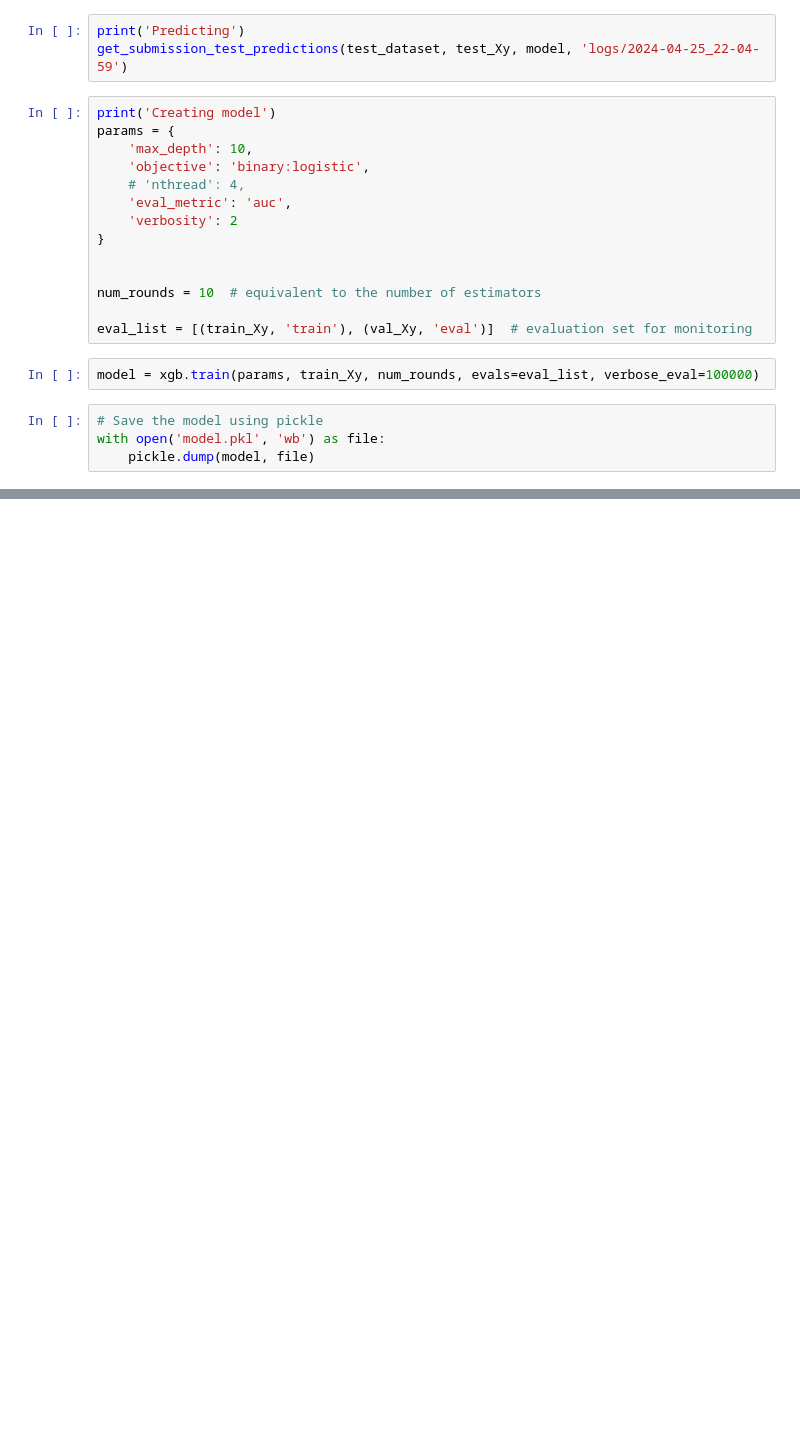
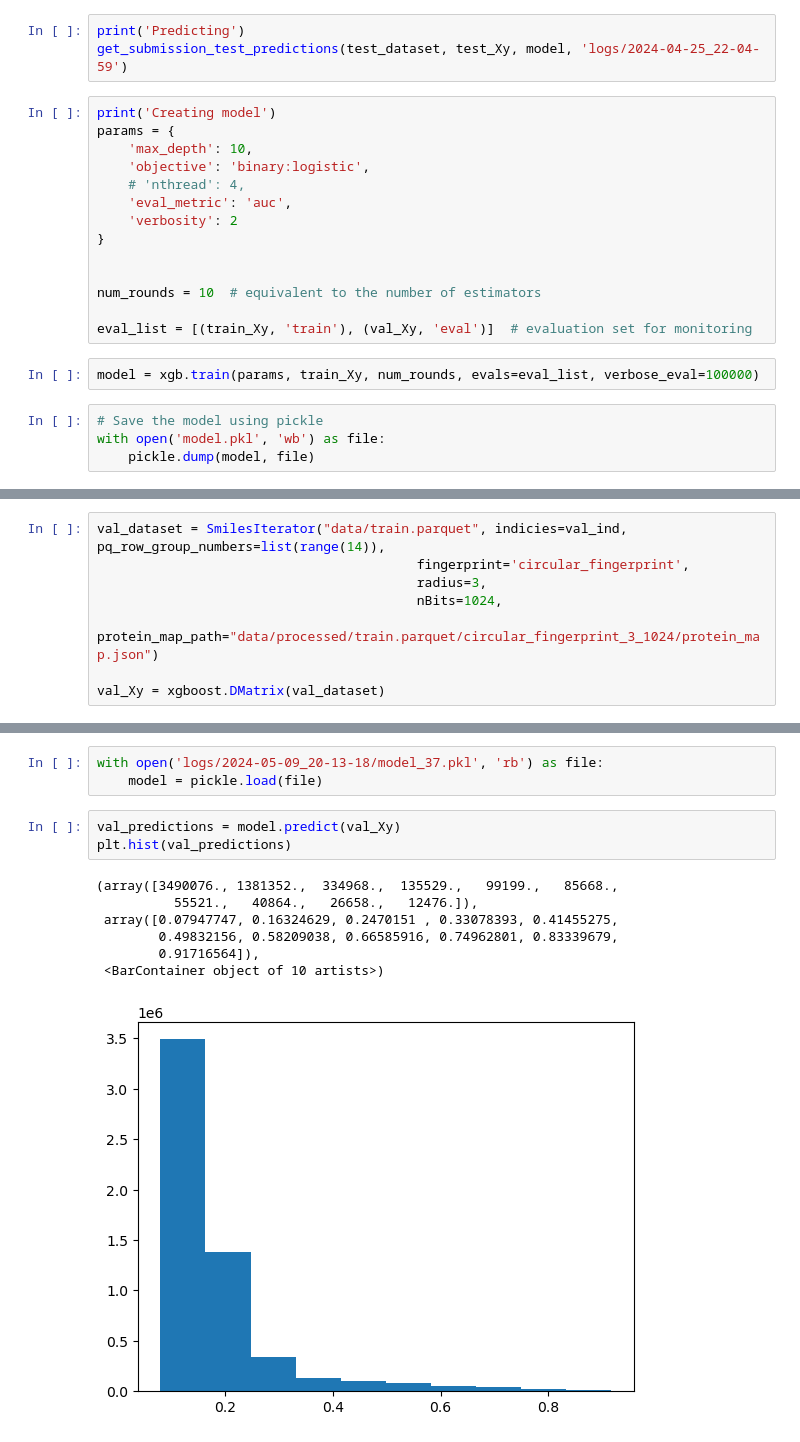
Before and after one commit to korney3/binding_prediction_xgboost_large_dataset, a Jupyter notebook: data_analysis_and_preprocesing.ipynb, the cells around one changed output, grey strips where cells are left out. Saved outputs shown, nothing was run; the diff lists cells and outputs as text; blank space fills up the shorter version.

```diff
--- a/data_analysis_and_preprocesing.ipynb
+++ b/data_analysis_and_preprocesing.ipynb
@@ -159,0 +195,8 @@ with open('model.pkl', 'wb') as file:
+# %%
+val_dataset = SmilesIterator("data/train.parquet", indicies=val_ind, pq_row_group_numbers=list(range(14)),
+                                         fingerprint='circular_fingerprint',
+                                         radius=3,
+                                         nBits=1024,
+                                         protein_map_path="data/processed/train.parquet/circular_fingerprint_3_1024/protein_map.json")
+
+val_Xy = xgboost.DMatrix(val_dataset)
@@ -159,0 +221,14 @@ with open('model.pkl', 'wb') as file:
+# %%
+with open('logs/2024-05-09_20-13-18/model_37.pkl', 'rb') as file:
+    model = pickle.load(file)
+# %%
+val_predictions = model.predict(val_Xy)
+plt.hist(val_predictions)
+# %% [output]
+(array([3490076., 1381352.,  334968.,  135529.,   99199.,   85668.,
+          55521.,   40864.,   26658.,   12476.]),
+ array([0.07947747, 0.16324629, 0.2470151 , 0.33078393, 0.41455275,
+        0.49832156, 0.58209038, 0.66585916, 0.74962801, 0.83339679,
+        0.91716564]),
+ <BarContainer object of 10 artists>)
+[figure, added]
```
Also changed, not shown: parts of 11 cells of this notebook, 15 other files.
